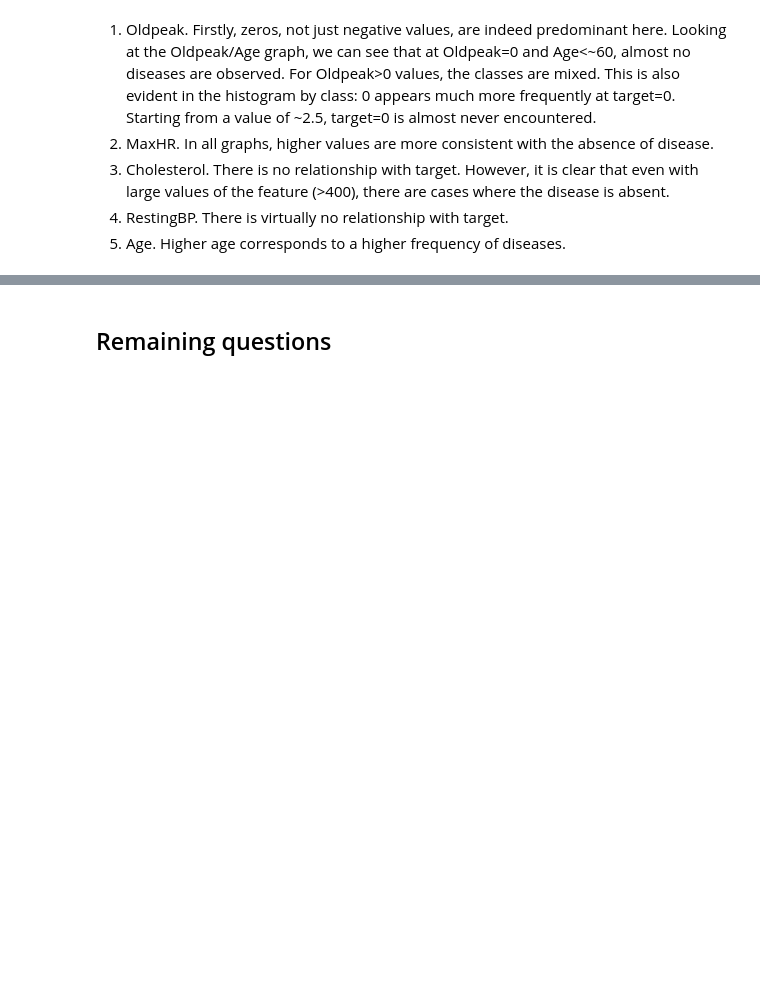
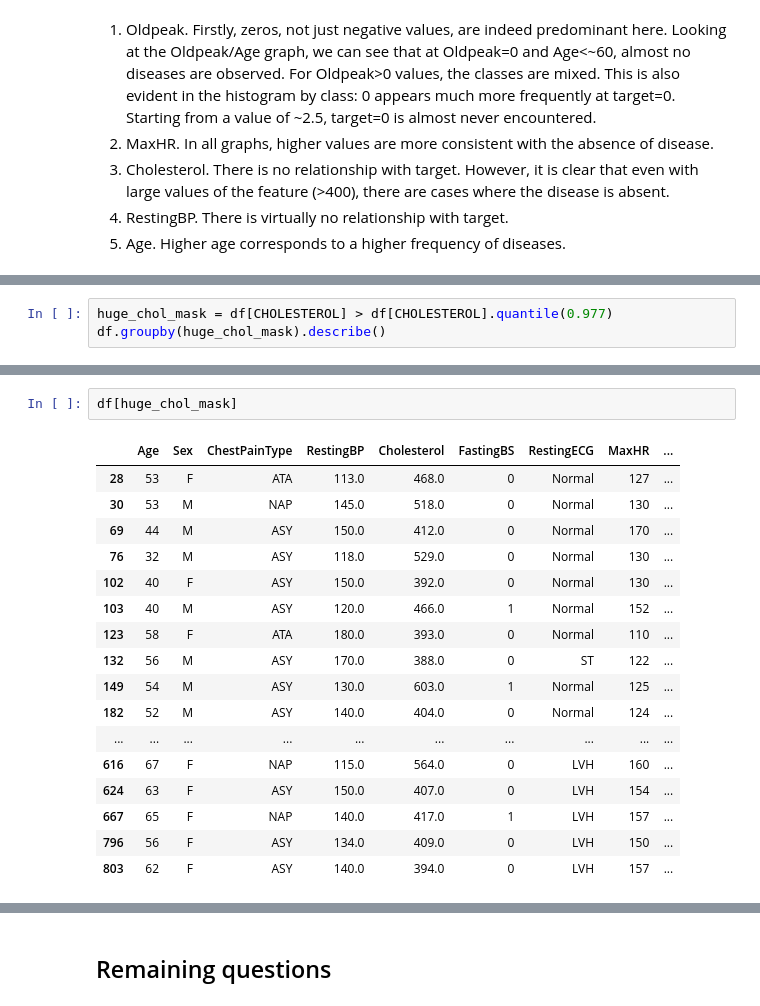
Before and after one commit to Lymuthien/heart_failure, a Jupyter notebook: notebooks/1.0-eda.ipynb, the cells around one changed output, grey strips where cells are left out. Cells and saved outputs as stored; diff of their text form; blank space fills up the shorter version.

```diff
--- a/notebooks/1.0-eda.ipynb
+++ b/notebooks/1.0-eda.ipynb
@@ -179,0 +218,3 @@ plt.show()
+# %%
+huge_chol_mask = df[CHOLESTEROL] > df[CHOLESTEROL].quantile(0.977)
+df.groupby(huge_chol_mask).describe()
@@ -179,0 +236,20 @@ plt.show()
+# %%
+df[huge_chol_mask]
+# %% [output]
+|  | Age | Sex | ChestPainType | RestingBP | Cholesterol | FastingBS | RestingECG | MaxHR | ... |
+| 28 | 53 | F | ATA | 113.0 | 468.0 | 0 | Normal | 127 | ... |
+| 30 | 53 | M | NAP | 145.0 | 518.0 | 0 | Normal | 130 | ... |
+| 69 | 44 | M | ASY | 150.0 | 412.0 | 0 | Normal | 170 | ... |
+| 76 | 32 | M | ASY | 118.0 | 529.0 | 0 | Normal | 130 | ... |
+| 102 | 40 | F | ASY | 150.0 | 392.0 | 0 | Normal | 130 | ... |
+| 103 | 40 | M | ASY | 120.0 | 466.0 | 1 | Normal | 152 | ... |
+| 123 | 58 | F | ATA | 180.0 | 393.0 | 0 | Normal | 110 | ... |
+| 132 | 56 | M | ASY | 170.0 | 388.0 | 0 | ST | 122 | ... |
+| 149 | 54 | M | ASY | 130.0 | 603.0 | 1 | Normal | 125 | ... |
+| 182 | 52 | M | ASY | 140.0 | 404.0 | 0 | Normal | 124 | ... |
+| ... | ... | ... | ... | ... | ... | ... | ... | ... | ... |
+| 616 | 67 | F | NAP | 115.0 | 564.0 | 0 | LVH | 160 | ... |
+| 624 | 63 | F | ASY | 150.0 | 407.0 | 0 | LVH | 154 | ... |
+| 667 | 65 | F | NAP | 140.0 | 417.0 | 1 | LVH | 157 | ... |
+| 796 | 56 | F | ASY | 134.0 | 409.0 | 0 | LVH | 150 | ... |
+| 803 | 62 | F | ASY | 140.0 | 394.0 | 0 | LVH | 157 | ... |
```
Also changed, not shown: parts of 33 cells of this notebook, 2 other files.
